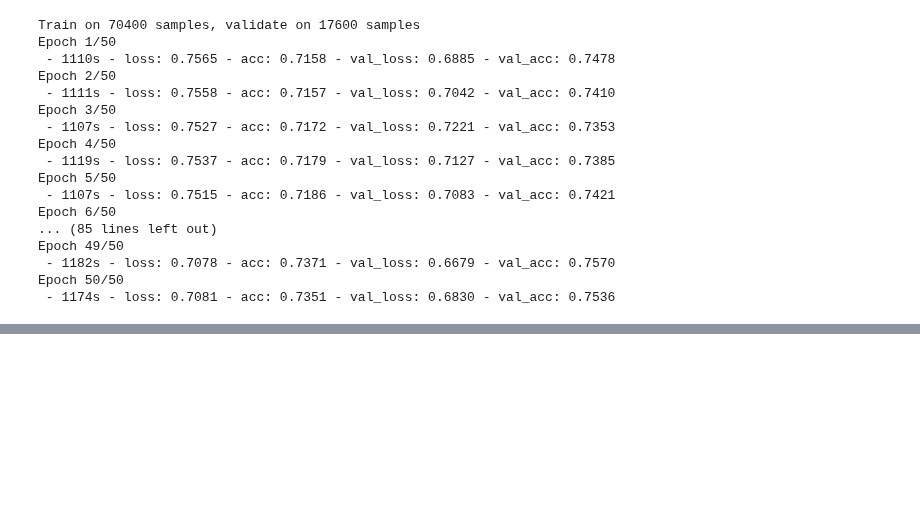
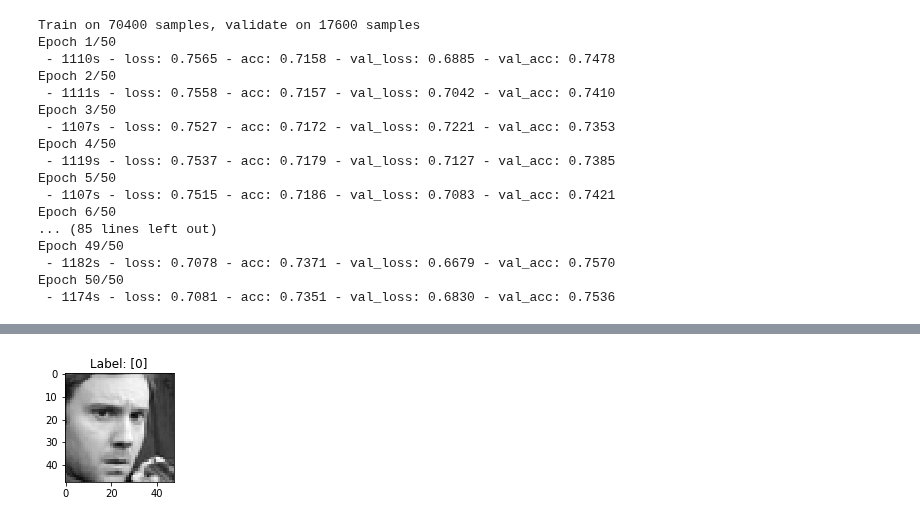
Before and after one commit to frankShih/face_classification_keras, a Jupyter notebook: expression_classification.ipynb, the cells around one changed output, grey strips where cells are left out. Drawn from its saved outputs; the diff is of its cells as text; code cells hidden in the pictures; blank space fills up the shorter version.

```diff
--- a/expression_classification.ipynb
+++ b/expression_classification.ipynb
@@ -687,3 +684,90 @@ Epoch 49/50
  - 1182s - loss: 0.7078 - acc: 0.7371 - val_loss: 0.6679 - val_acc: 0.7570
 Epoch 50/50
  - 1174s - loss: 0.7081 - acc: 0.7351 - val_loss: 0.6830 - val_acc: 0.7536
+# %%
+%matplotlib inline
+
+import os
+import matplotlib.pyplot as plt
+
+def plot_image(image, label=""):
+    fig = plt.gcf()
+    fig.set_size_inches(2,2)
+    plt.title("Label: {}".format(label))
+    plt.imshow(image, cmap='gray')
+    plt.show()
+
+from keras.utils import np_utils
+import numpy as np
+
+trainY = np.load("datasets/trainY.npy")
+print(trainY[:5])
+trainY_oneHot = np_utils.to_categorical(trainY)
+
+trainX=np.load("datasets/trainX.npy")
+print(trainX.shape, trainX[0])
+
+def get_class_weights(y):
+    uni_val, counter = np.unique(y, return_counts=True)
+    print(uni_val)
+    print(counter)
+
+    return  [float(10000/count) for count in counter]
+
+class_weights=get_class_weights(trainY)
+print(class_weights)
+
+for i in range(3):
+    plot_image(trainX[i].reshape(48, 48), trainY[i])
+
+
+# trainY_oneHot_aug = np_utils.to_categorical(trainY_aug)
+# print(trainY_oneHot_aug.shape)
+trainX_aug1=np.load("datasets/trainX_hflip.npy")
+print(trainX_aug1.shape, trainX_aug1[0])
+for i in range(3):
+    plot_image(trainX_aug1[i].reshape(48, 48), trainY[i])
+
+trainX_aug2=np.load("datasets/trainX_bright.npy")
+print(trainX_aug2.shape, trainX_aug2[0])
+for i in range(3):
+    plot_image(trainX_aug2[i].reshape(48, 48), trainY[i])
+
+trainX_aug3=np.load("datasets/trainX_zoom.npy")
+print(trainX_aug3.shape, trainX_aug3[0])
+for i in range(3):
+    plot_image(trainX_aug3[i].reshape(48, 48), trainY[i])
+
+trainX_aug4=np.load("datasets/trainX_shear.npy")
+print(trainX_aug4.shape, trainX_aug4[0])
+for i in range(3):
+    plot_image(trainX_aug4[i].reshape(48, 48), trainY[i])
+
+trainX_aug5=np.load("datasets/trainX_rotate.npy")
+print(trainX_aug5.shape, trainX_aug5[0])
+for i in range(3):
+    plot_image(trainX_aug5[i].reshape(48, 48), trainY[i])
+
+
+
+trainX_aug1 = trainX_aug1.reshape(trainX_aug1.shape[0], 48, 48, 1).astype('float32')
+trainX_aug2 = trainX_aug2.reshape(trainX_aug2.shape[0], 48, 48, 1).astype('float32')
+trainX_aug3 = trainX_aug3.reshape(trainX_aug3.shape[0], 48, 48, 1).astype('float32')
+trainX_aug4 = trainX_aug4.reshape(trainX_aug4.shape[0], 48, 48, 1).astype('float32')
+trainX_aug5 = trainX_aug5.reshape(trainX_aug5.shape[0], 48, 48, 1).astype('float32')
+trainX = trainX.reshape(trainX.shape[0], 48, 48, 1).astype('float32')
+
+
+import h5py
+from keras.models import load_model, save_model
+model = load_model('models/09211011_dataAugAll_model5.h5')
+
+
+tempX = np.vstack((trainX, trainX_aug1, trainX_aug2, trainX_aug3, trainX_aug4, trainX_aug5))
+tempY_oneHot = np.vstack((trainY_oneHot, trainY_oneHot, trainY_oneHot, trainY_oneHot, trainY_oneHot, trainY_oneHot))
+print(tempX.shape, tempY_oneHot.shape)
+train_history = model.fit(x=tempX, y=tempY_oneHot, validation_split=0.2, class_weight=class_weights,
+                          epochs=50, batch_size=100, verbose=2)
+
+model.save('models/092X_dataAugAll_model.h5')
+# %% [output]
@@ -689,0 +789 @@ Epoch 50/50
+[figure, added]
```
Also changed, not shown: parts of 6 cells of this notebook, 1 other file.
